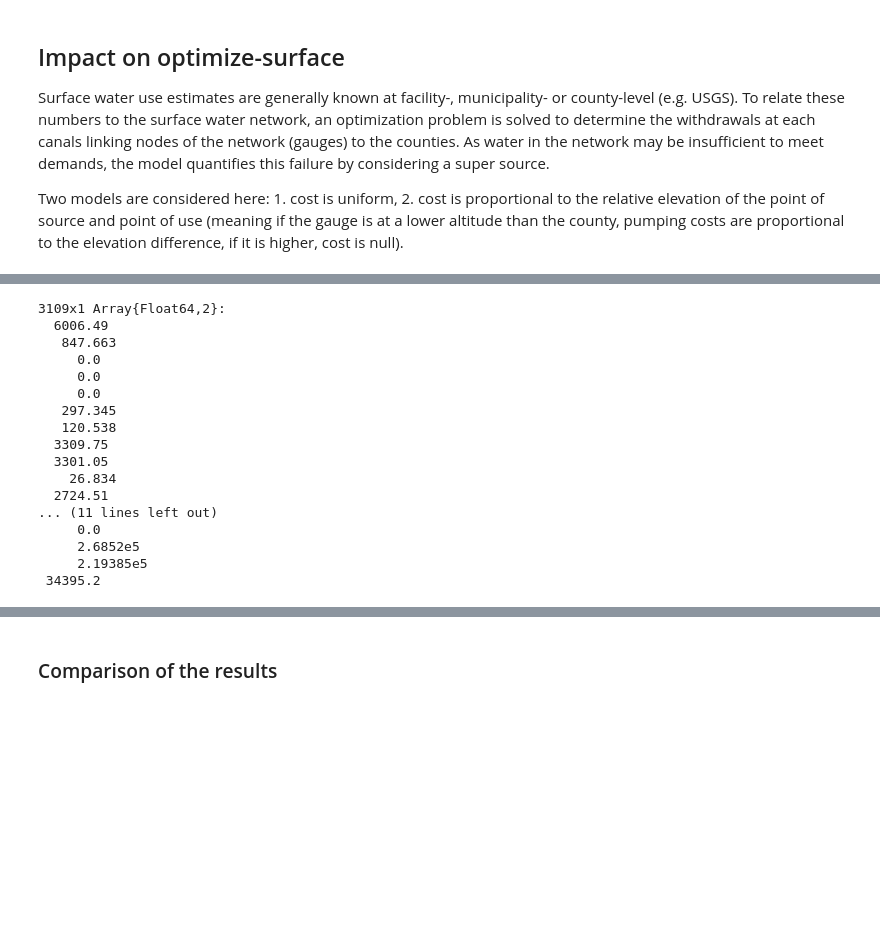
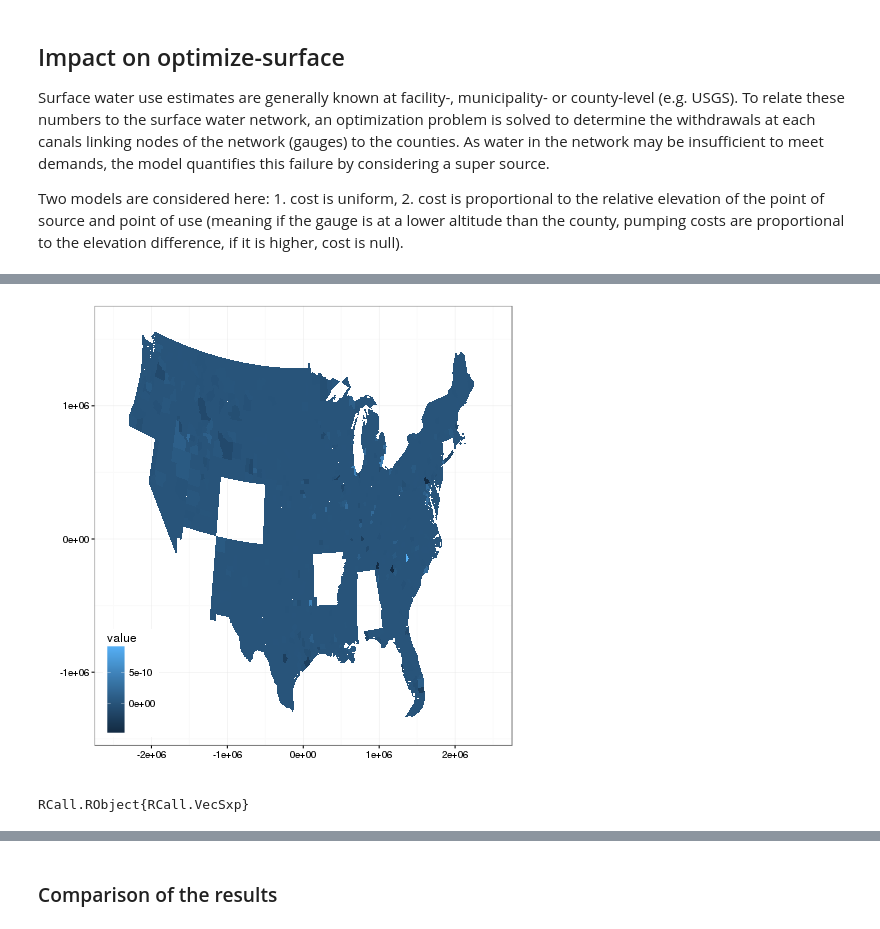
Before and after one commit to AmericasWater/awash, a Jupyter notebook: analyses/allocationcheck/Illustration cost model - comparison allocation.ipynb, the cells around one changed output, grey strips where cells are left out. Drawn from its saved outputs; the diff is of its cells as text; code cells hidden in the pictures; blank space fills up the shorter version.

```diff
--- a/analyses/allocationcheck/Illustration cost model - comparison allocation.ipynb
+++ b/analyses/allocationcheck/Illustration cost model - comparison allocation.ipynb
@@ -175,25 +144,7 @@ recorded = readtable(datapath("extraction/USGS-2010.csv"));
 swusgs = recorded[:, :TO_SW] * 1383. / 12 *config["timestep"] * numsteps;
 # %%
 # verifying that demands are met
-swusgs.data -sum(sw1+supw1,2)
-
-#sum(abs(swusgs-sum(sw1+supw1,2)))
-#sum(abs(swusgs-sum(sw2+supw2,2)))
+mapdata(swusgs.data -sum(sw1+supw1,2))
 # %% [output]
+[figure, added]
-3109x1 Array{Float64,2}:
-  6006.49
-   847.663
-     0.0
-     0.0
-     0.0
-   297.345
-   120.538
-  3309.75
-  3301.05
-    26.834
-  2724.51
-... (11 lines left out)
-     0.0
-     2.6852e5
-     2.19385e5
- 34395.2
+RCall.RObject{RCall.VecSxp}
```
Also changed, not shown: parts of 14 cells of this notebook, 3 other files.
